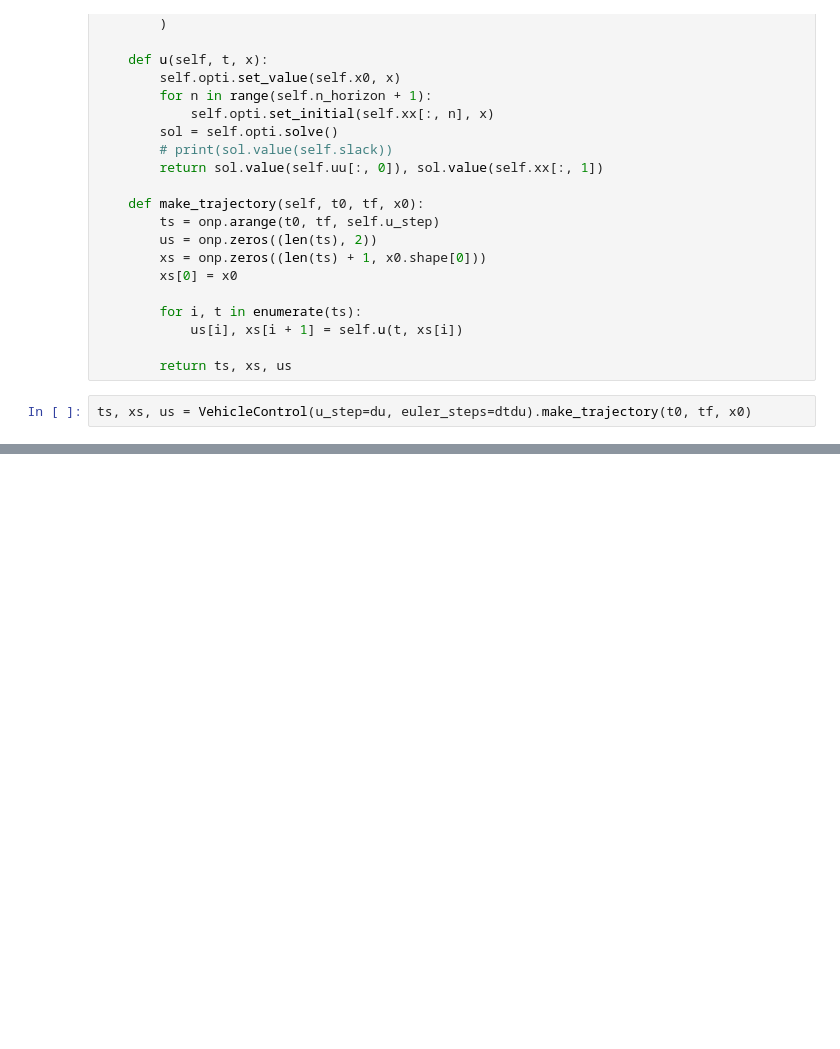
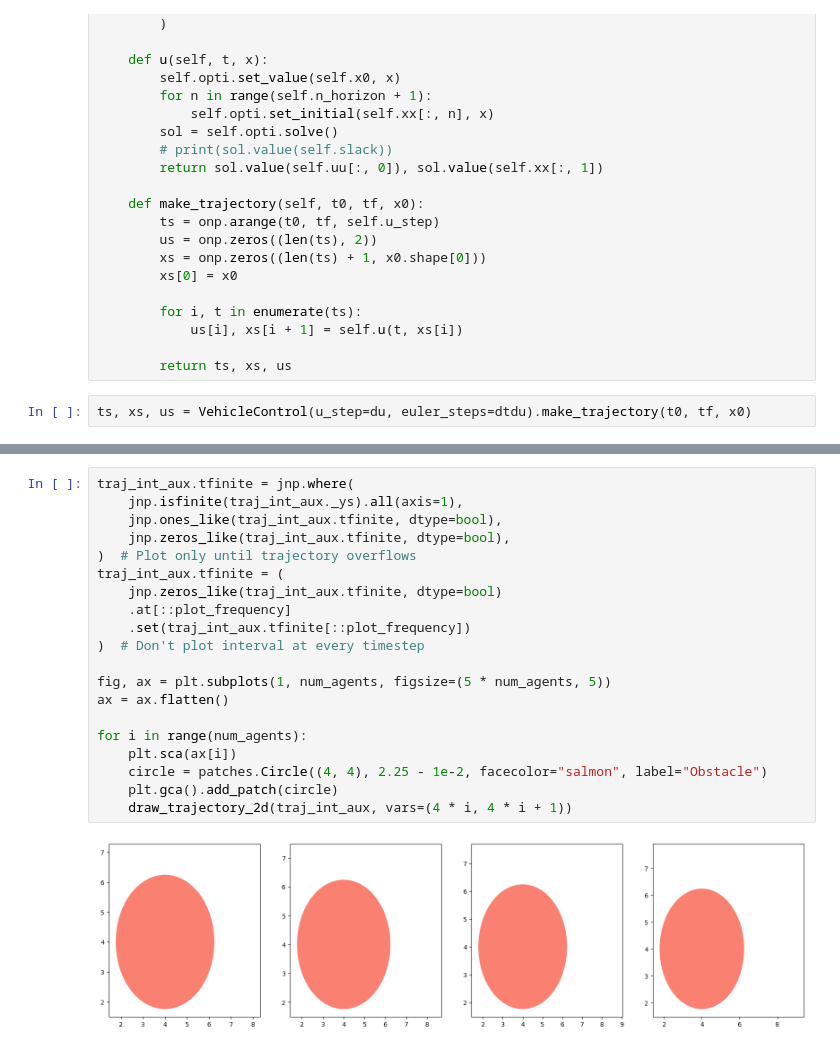
Before and after one commit to gtfactslab/immrax, a Jupyter notebook: examples/auxillary_vars/platoon.ipynb, the cells around one changed output, grey strips where cells are left out. Drawn from its saved outputs; the diff is of its cells as text; blank space fills up the shorter version.

```diff
--- a/examples/auxillary_vars/platoon.ipynb
+++ b/examples/auxillary_vars/platoon.ipynb
@@ -242,0 +332,22 @@ for i in range(1, num_agents):
+# %%
+traj_int_aux.tfinite = jnp.where(
+    jnp.isfinite(traj_int_aux._ys).all(axis=1),
+    jnp.ones_like(traj_int_aux.tfinite, dtype=bool),
+    jnp.zeros_like(traj_int_aux.tfinite, dtype=bool),
+)  # Plot only until trajectory overflows
+traj_int_aux.tfinite = (
+    jnp.zeros_like(traj_int_aux.tfinite, dtype=bool)
+    .at[::plot_frequency]
+    .set(traj_int_aux.tfinite[::plot_frequency])
+)  # Don't plot interval at every timestep
+
+fig, ax = plt.subplots(1, num_agents, figsize=(5 * num_agents, 5))
+ax = ax.flatten()
+
+for i in range(num_agents):
+    plt.sca(ax[i])
+    circle = patches.Circle((4, 4), 2.25 - 1e-2, facecolor="salmon", label="Obstacle")
+    plt.gca().add_patch(circle)
+    draw_trajectory_2d(traj_int_aux, vars=(4 * i, 4 * i + 1))
+# %% [output]
+[figure, added]
```
Also changed, not shown: parts of 9 cells of this notebook, 3 other files.
